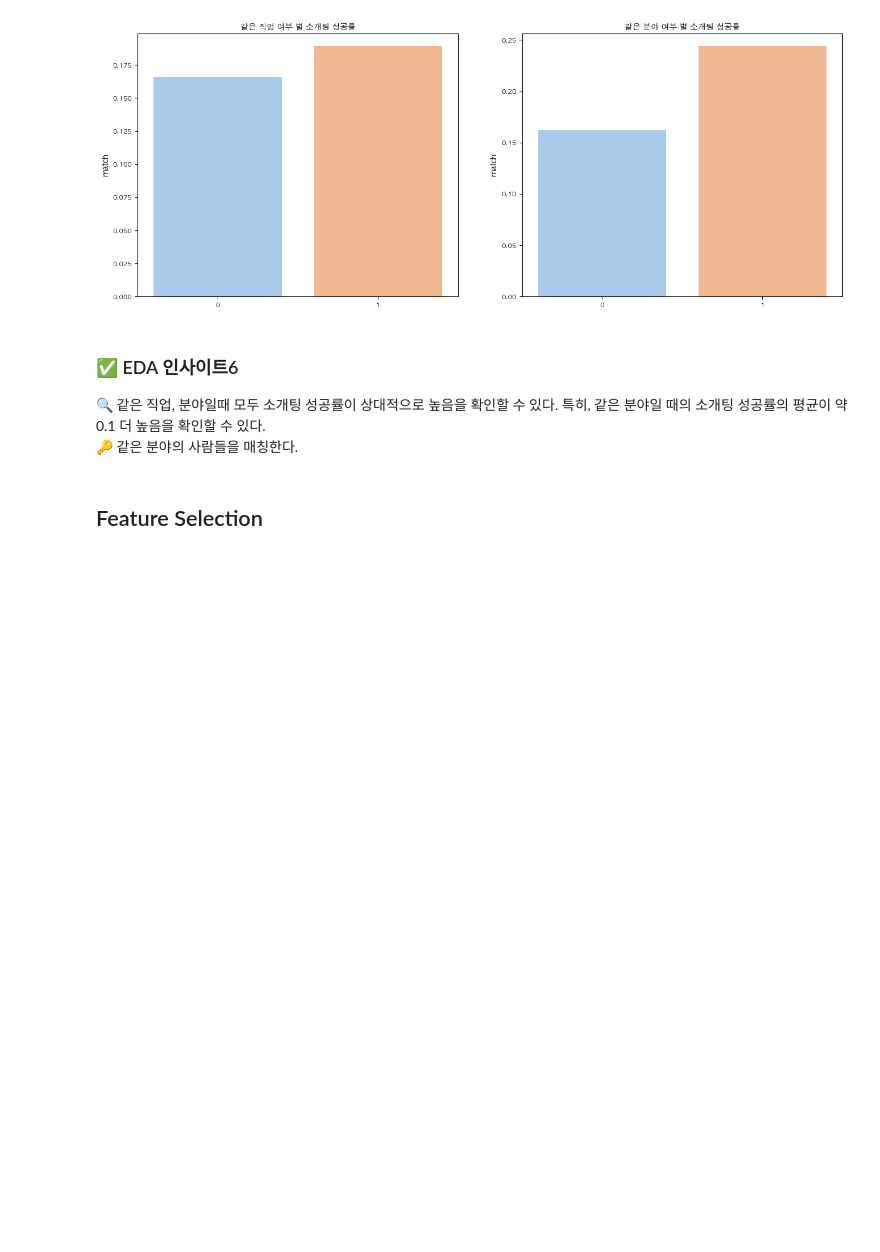
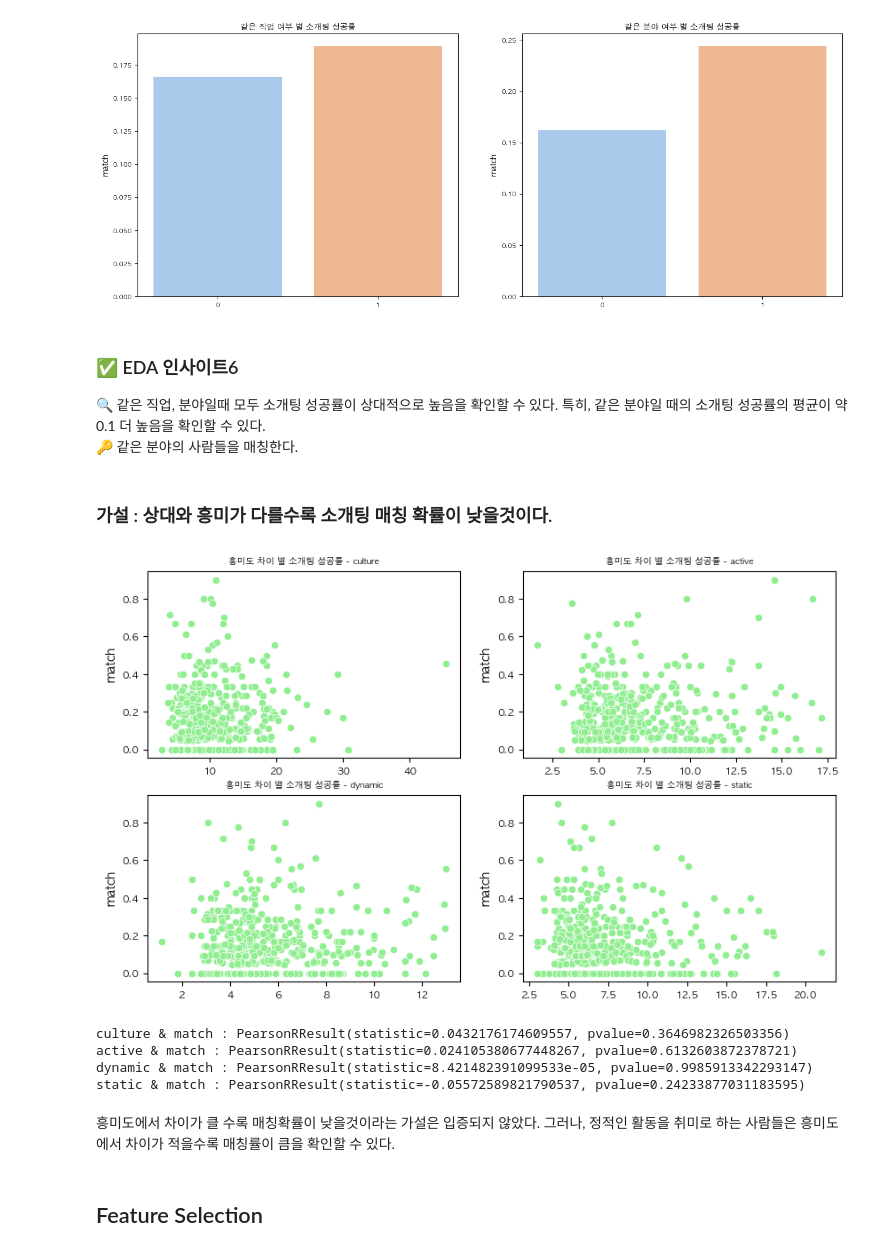
Before and after one commit to Da-Hye-JUNG/RE-Speed-Dating, a Jupyter notebook: 스피드데이팅성공요인분석_code.ipynb, the cells around one changed output. Cells and saved outputs as stored; diff of their text form; code cells hidden in the pictures; blank space fills up the shorter version.

```diff
--- a/스피드데이팅성공요인분석_code.ipynb
+++ b/스피드데이팅성공요인분석_code.ipynb
@@ -1181,0 +1206,51 @@ data.drop(['culture', 'active', 'dynamic', 'static'], axis = 1, inplace = True)
+# %% [markdown]
+### 가설 : 상대와 흥미가 다를수록 소개팅 매칭 확률이 낮을것이다.
+# %%
+# id 별 소개팅 성공률
+id_ratio = data.groupby('iid').agg({'match' : 'mean', 'culture_rela' : 'mean', 'active_rela' : 'mean', 'dynamic_rela' : 'mean', 'static_rela' : 'mean'}).reset_index()
+# %%
+plt.figure(figsize = (10, 6))
+
+plt.subplot(2,2,1)
+plt.title('흥미도 차이 별 소개팅 성공률 - culture', fontsize=7)
+sns.scatterplot(data = id_ratio, x = 'culture_rela', y = 'match', color = 'lightgreen')
+plt.xticks(fontsize = 8)
+plt.yticks(fontsize = 8)
+plt.xlabel('')
+
+plt.subplot(2,2,2)
+plt.title('흥미도 차이 별 소개팅 성공률 - active', fontsize=7)
+sns.scatterplot(data = id_ratio, x = 'active_rela', y = 'match', color = 'lightgreen')
+plt.xticks(fontsize = 8)
+plt.yticks(fontsize = 8)
+plt.xlabel('')
+
+plt.subplot(2,2,3)
+plt.title('흥미도 차이 별 소개팅 성공률 - dynamic', fontsize=7)
+sns.scatterplot(data = id_ratio, x = 'dynamic_rela', y = 'match', color = 'lightgreen')
+plt.xticks(fontsize = 8)
+plt.yticks(fontsize = 8)
+plt.xlabel('')
+
+plt.subplot(2,2,4)
+plt.title('흥미도 차이 별 소개팅 성공률 - static', fontsize=7)
+sns.scatterplot(data = id_ratio, x = 'static_rela', y = 'match', color = 'lightgreen')
+plt.xticks(fontsize = 8)
+plt.yticks(fontsize = 8)
+plt.xlabel('')
+
+plt.show()
+# %% [output]
+[figure, added]
+# %%
+print('culture & match :', stats.pearsonr(id_ratio['culture_rela'], id_ratio['match']))
+print('active & match :', stats.pearsonr(id_ratio['active_rela'], id_ratio['match']))
+print('dynamic & match :', stats.pearsonr(id_ratio['dynamic_rela'], id_ratio['match']))
+print('static & match :', stats.pearsonr(id_ratio['static_rela'], id_ratio['match']))
+# %% [output]
+culture & match : PearsonRResult(statistic=0.0432176174609557, pvalue=0.3646982326503356)
+active & match : PearsonRResult(statistic=0.024105380677448267, pvalue=0.6132603872378721)
+dynamic & match : PearsonRResult(statistic=8.421482391099533e-05, pvalue=0.9985913342293147)
+static & match : PearsonRResult(statistic=-0.05572589821790537, pvalue=0.24233877031183595)
+# %% [markdown]
+흥미도에서 차이가 클 수록 매칭확률이 낮을것이라는 가설은 입증되지 않았다. 그러나, 정적인 활동을 취미로 하는 사람들은 흥미도에서 차이가 적을수록 매칭률이 큼을 확인할 수 있다.
```
Also changed, not shown: parts of 70 cells of this notebook.
